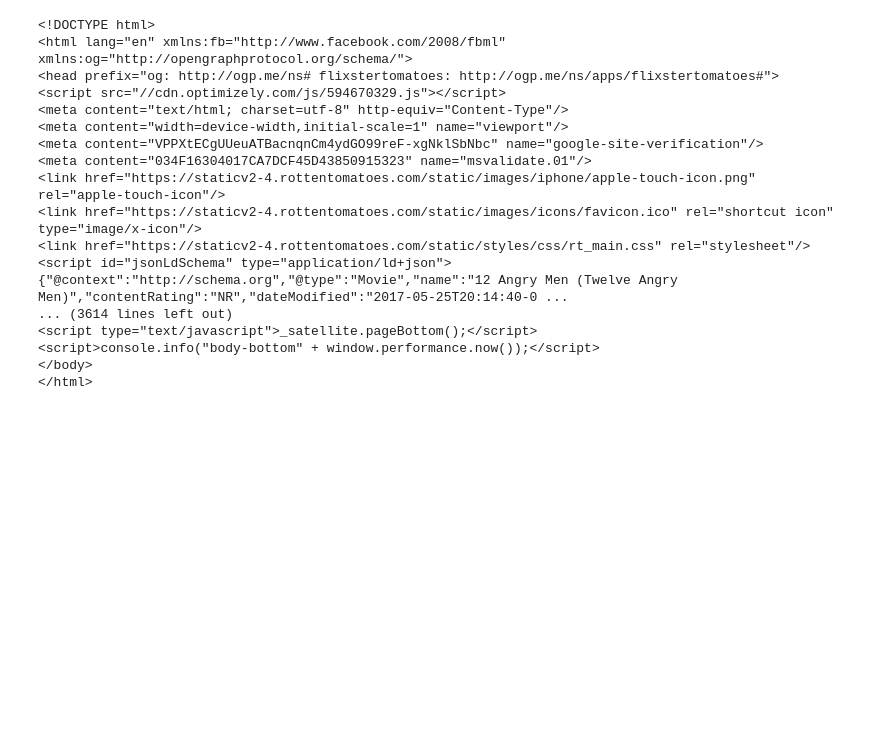
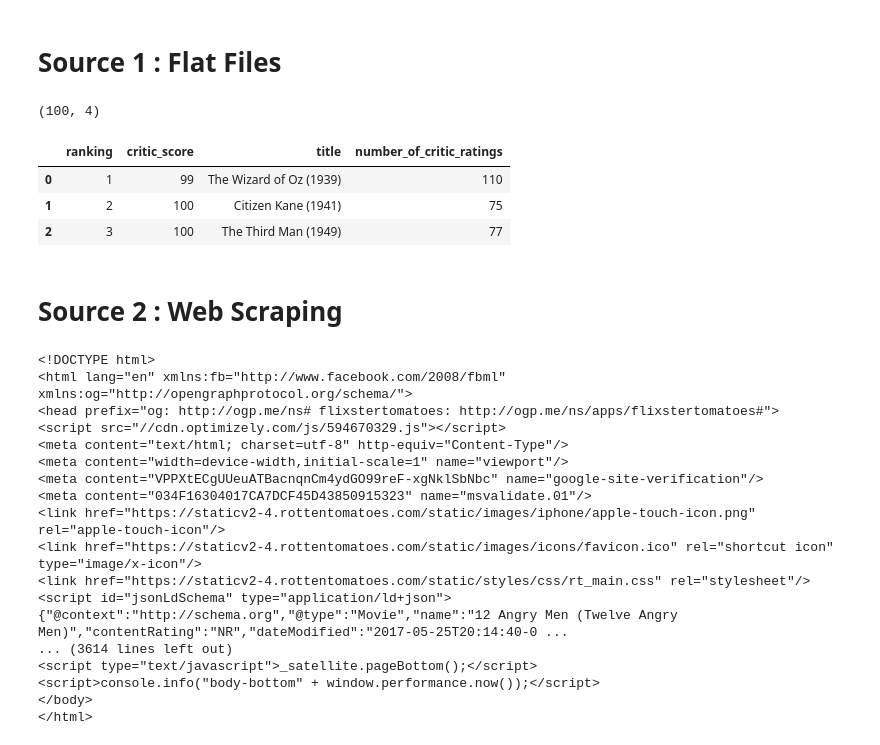
Before and after one commit to samarth-agrawal-86/data-analyst, a Jupyter notebook: 4_data_wrangling/gather_data.ipynb, the cells around one changed output. Saved outputs shown, nothing was run; the diff lists cells and outputs as text; code cells hidden in the pictures; blank space fills up the shorter version.

```diff
--- a/4_data_wrangling/gather_data.ipynb
+++ b/4_data_wrangling/gather_data.ipynb
@@ -0,0 +1,2 @@
+# %% [markdown]
+# Source 1 : Flat Files
@@ -1,3 +5,17 @@
+# %%
+df = pd.read_csv('bestofrt.tsv', sep = '\t')
+df.shape
+# %% [output]
+(100, 4)
+# %%
+df.head(3)
+# %% [output]
+|  | ranking | critic_score | title | number_of_critic_ratings |
+| 0 | 1 | 99 | The Wizard of Oz (1939) | 110 |
+| 1 | 2 | 100 | Citizen Kane (1941) | 75 |
+| 2 | 3 | 100 | The Third Man (1949) | 77 |
+# %% [markdown]
+# Source 2 : Web Scraping
 # %%
 from zipfile import ZipFile
 # %%
```
Also changed, not shown: parts of 24 cells of this notebook.
